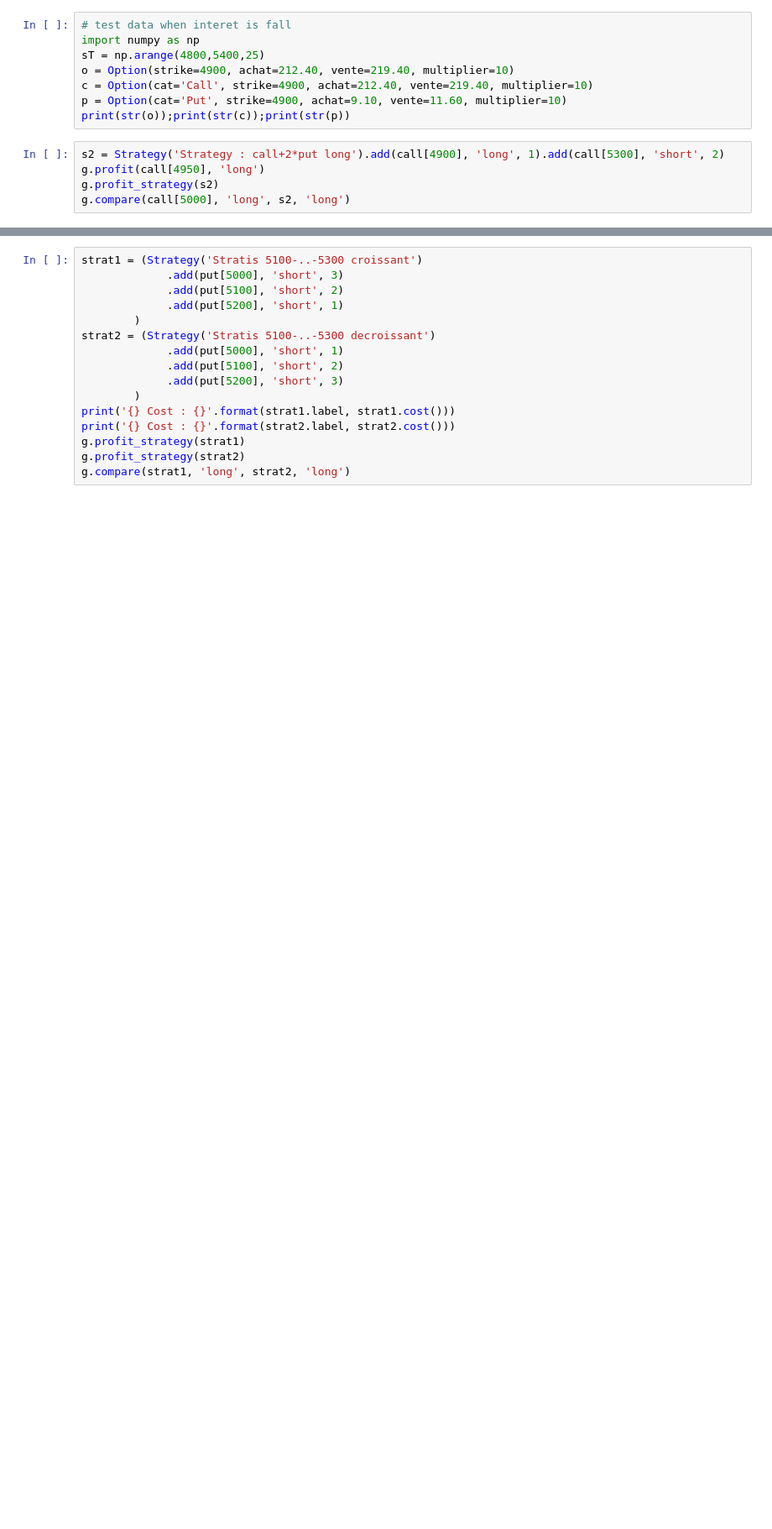
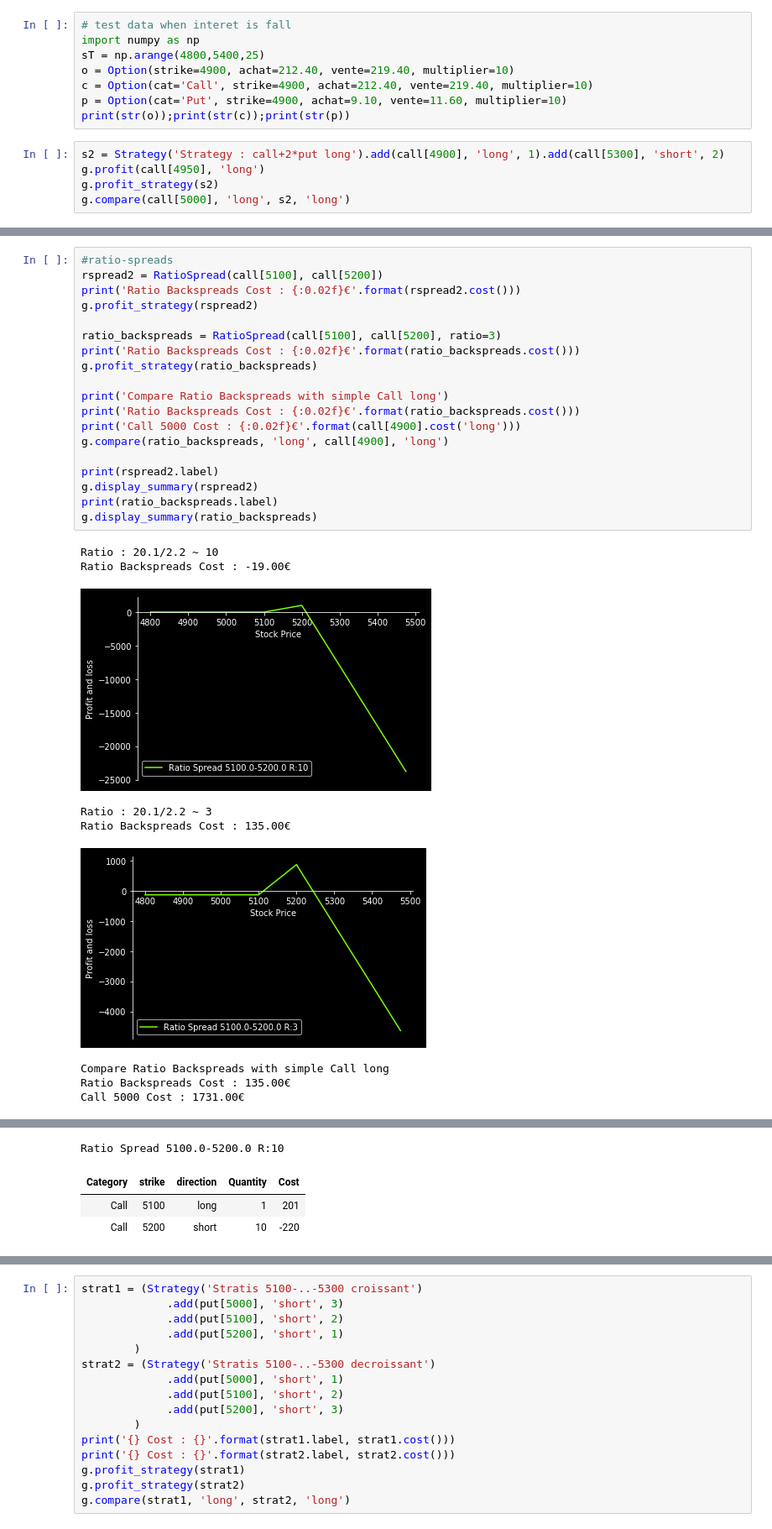
Before and after one commit to splanquart/spoption, a Jupyter notebook: test scrapper.ipynb, the cells around one changed output, grey strips where cells are left out. Shown at 84% size. Saved outputs shown, nothing was run; the diff lists cells and outputs as text; blank space fills up the shorter version.

```diff
--- a/test scrapper.ipynb
+++ b/test scrapper.ipynb
@@ -62,3 +58,32 @@ g.compare(call[call_strike], 'long', butterfly, 'long')
 print('Cost-Butterfly : {:0.02f}€'.format(butterfly.cost()))
 print('Cost-Call : {:0.02f}€'.format(call[call_strike].cost('long')))
 g.display_summary(butterfly)
+# %%
+#ratio-spreads
+rspread2 = RatioSpread(call[5100], call[5200])
+print('Ratio Backspreads Cost : {:0.02f}€'.format(rspread2.cost()))
+g.profit_strategy(rspread2)
+
+ratio_backspreads = RatioSpread(call[5100], call[5200], ratio=3)
+print('Ratio Backspreads Cost : {:0.02f}€'.format(ratio_backspreads.cost()))
+g.profit_strategy(ratio_backspreads)
+
+print('Compare Ratio Backspreads with simple Call long')
+print('Ratio Backspreads Cost : {:0.02f}€'.format(ratio_backspreads.cost()))
+print('Call 5000 Cost : {:0.02f}€'.format(call[4900].cost('long')))
+g.compare(ratio_backspreads, 'long', call[4900], 'long')
+
+print(rspread2.label)
+g.display_summary(rspread2)
+print(ratio_backspreads.label)
+g.display_summary(ratio_backspreads)
+# %% [output]
+Ratio : 20.1/2.2 ~ 10
+Ratio Backspreads Cost : -19.00€
+[figure, added]
+Ratio : 20.1/2.2 ~ 3
+Ratio Backspreads Cost : 135.00€
+[figure, added]
+Compare Ratio Backspreads with simple Call long
+Ratio Backspreads Cost : 135.00€
+Call 5000 Cost : 1731.00€
@@ -64,0 +91,4 @@ g.display_summary(butterfly)
+Ratio Spread 5100.0-5200.0 R:10
+| Category | strike | direction | Quantity | Cost |
+| Call | 5100 | long | 1 | 201 |
+| Call | 5200 | short | 10 | -220 |
```
Also changed, not shown: parts of 15 cells of this notebook.
